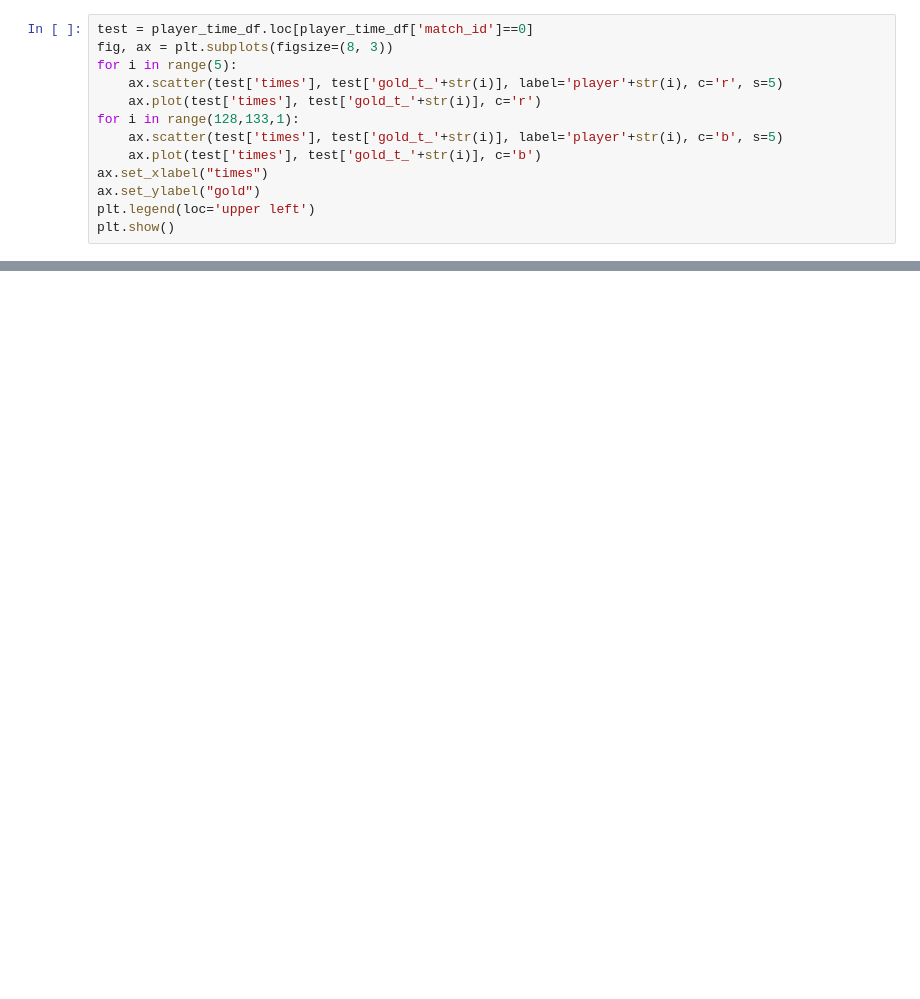
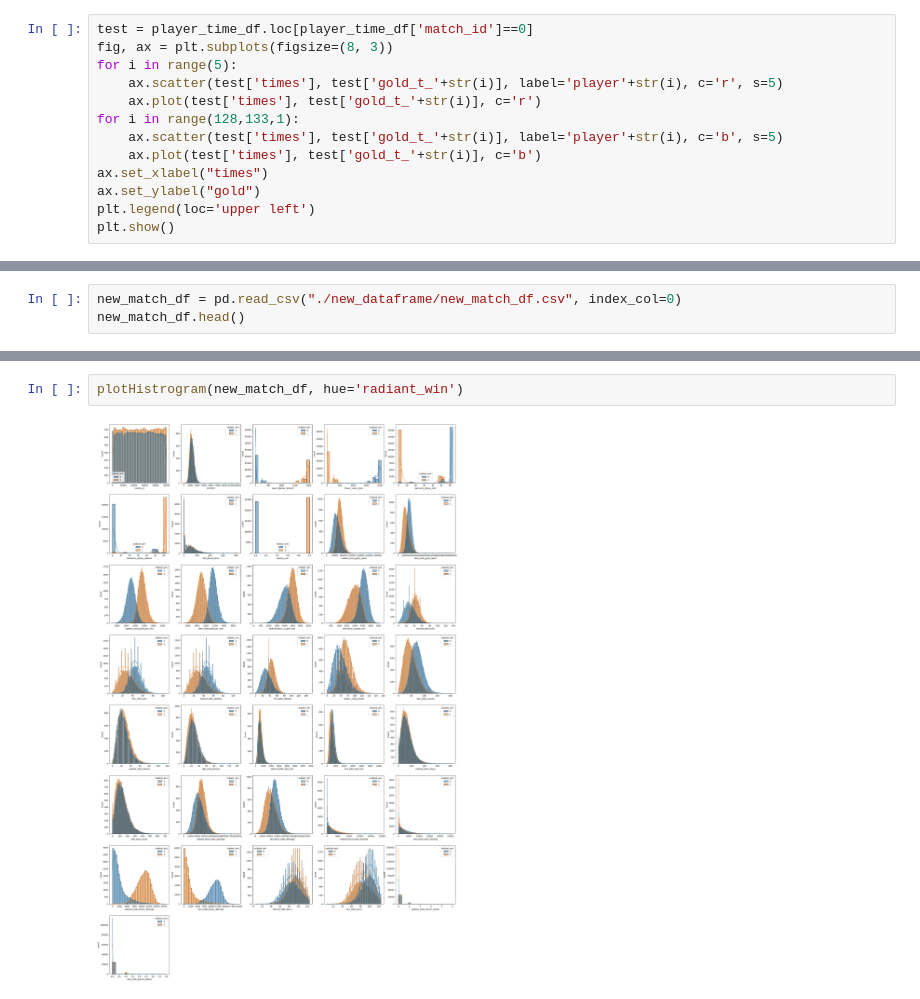
Before and after one commit to thanachart29/Machine-Learning-Class, a Jupyter notebook: project/final_project.ipynb, the cells around one changed output, grey strips where cells are left out. Cells and saved outputs as stored; diff of their text form; blank space fills up the shorter version.

```diff
--- a/project/final_project.ipynb
+++ b/project/final_project.ipynb
@@ -200,0 +291,3 @@ plt.show()
+# %%
+new_match_df = pd.read_csv("./new_dataframe/new_match_df.csv", index_col=0)
+new_match_df.head()
@@ -200,0 +302,4 @@ plt.show()
+# %%
+plotHistrogram(new_match_df, hue='radiant_win')
+# %% [output]
+[figure, added]
```
Also changed, not shown: parts of 43 cells of this notebook, 4 other files.
